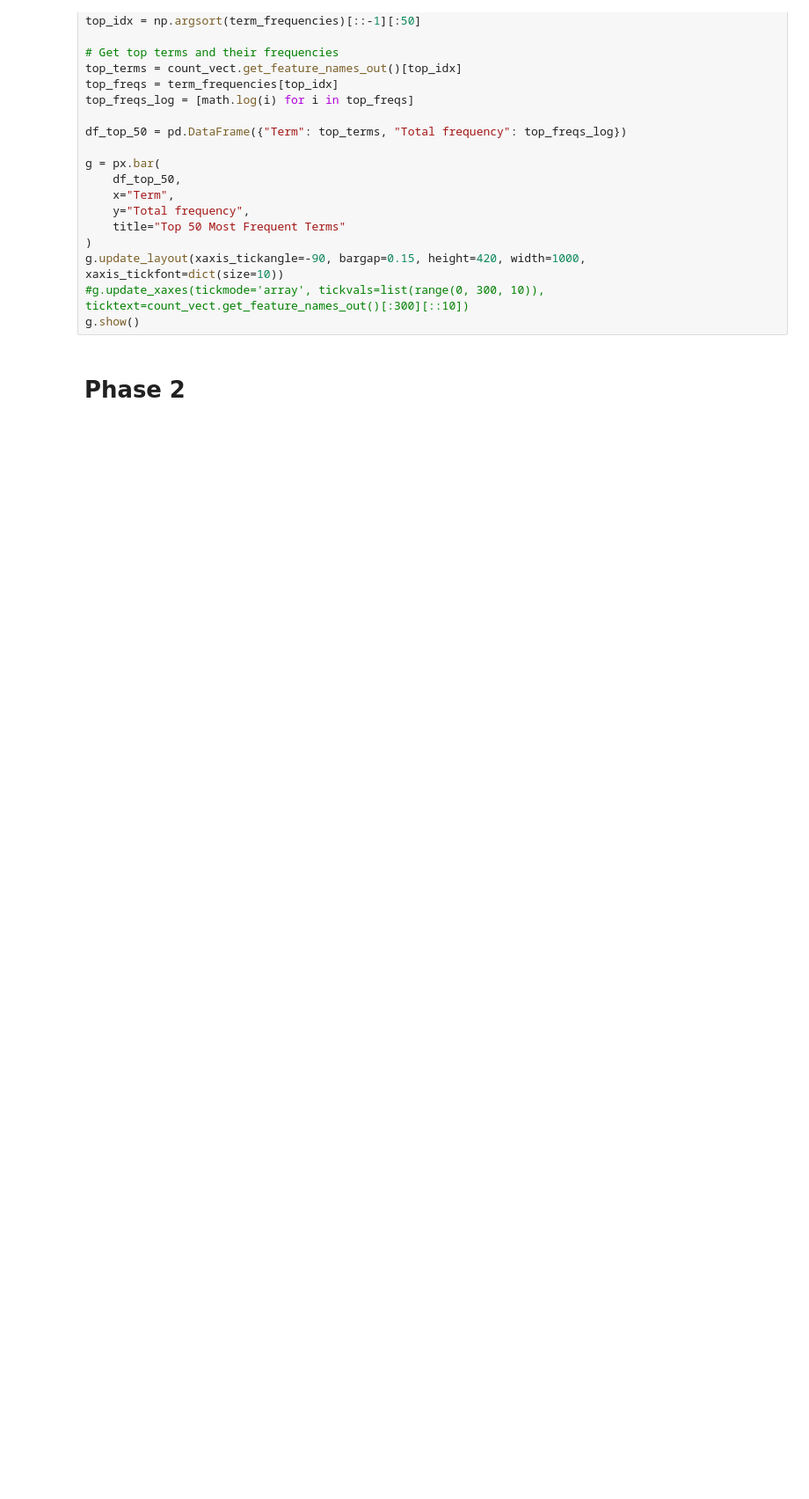
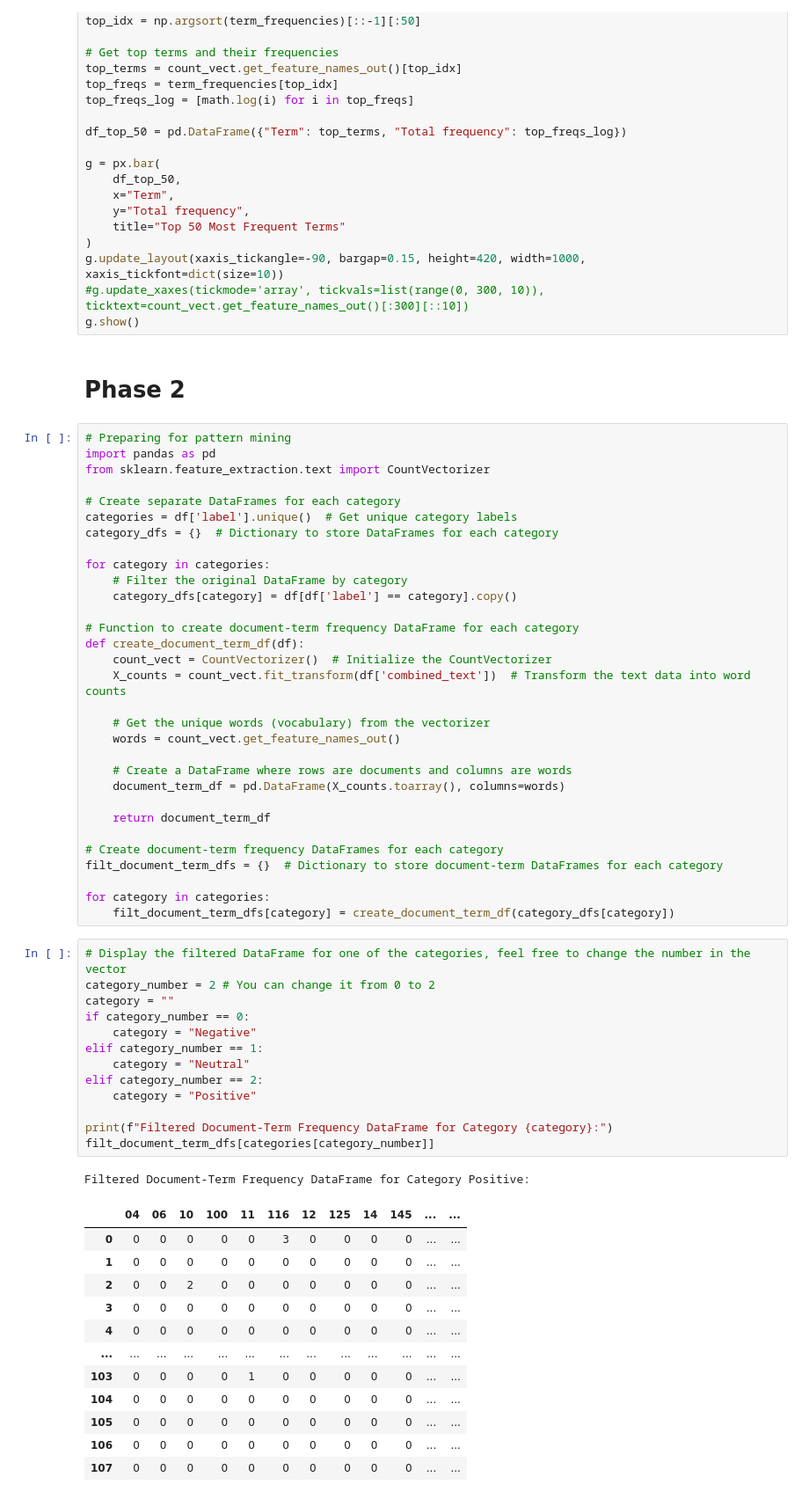
Before and after one commit to Thewo-6/DM2025-Lab1-Exercise, a Jupyter notebook: DM2025-Lab1-Homework.ipynb, the cells around one changed output. Shown at 88% size. Drawn from its saved outputs; the diff is of its cells as text; blank space fills up the shorter version.

```diff
--- a/DM2025-Lab1-Homework.ipynb
+++ b/DM2025-Lab1-Homework.ipynb
@@ -232,3 +232,61 @@ g.update_layout(xaxis_tickangle=-90, bargap=0.15, height=420, width=1000, xaxis_
 g.show()
 # %% [markdown]
 # Phase 2
+# %%
+# Preparing for pattern mining
+import pandas as pd
+from sklearn.feature_extraction.text import CountVectorizer
+
+# Create separate DataFrames for each category
+categories = df['label'].unique()  # Get unique category labels
+category_dfs = {}  # Dictionary to store DataFrames for each category
+
+for category in categories:
+    # Filter the original DataFrame by category
+    category_dfs[category] = df[df['label'] == category].copy()
+
+# Function to create document-term frequency DataFrame for each category
+def create_document_term_df(df):
+    count_vect = CountVectorizer()  # Initialize the CountVectorizer
+    X_counts = count_vect.fit_transform(df['combined_text'])  # Transform the text data into word counts
+
+    # Get the unique words (vocabulary) from the vectorizer
+    words = count_vect.get_feature_names_out()
+
+    # Create a DataFrame where rows are documents and columns are words
+    document_term_df = pd.DataFrame(X_counts.toarray(), columns=words)
+
+    return document_term_df
+
+# Create document-term frequency DataFrames for each category
+filt_document_term_dfs = {}  # Dictionary to store document-term DataFrames for each category
+
+for category in categories:
+    filt_document_term_dfs[category] = create_document_term_df(category_dfs[category])
+# %%
+# Display the filtered DataFrame for one of the categories, feel free to change the number in the vector
+category_number = 2 # You can change it from 0 to 2
+category = ""
+if category_number == 0:
+    category = "Negative"
+elif category_number == 1:
+    category = "Neutral"
+elif category_number == 2:
+    category = "Positive"
+
+print(f"Filtered Document-Term Frequency DataFrame for Category {category}:")
+filt_document_term_dfs[categories[category_number]]
+# %% [output]
+Filtered Document-Term Frequency DataFrame for Category Positive:
+|  | 04 | 06 | 10 | 100 | 11 | 116 | 12 | 125 | 14 | 145 | ... | ... |
+| 0 | 0 | 0 | 0 | 0 | 0 | 3 | 0 | 0 | 0 | 0 | ... | ... |
+| 1 | 0 | 0 | 0 | 0 | 0 | 0 | 0 | 0 | 0 | 0 | ... | ... |
+| 2 | 0 | 0 | 2 | 0 | 0 | 0 | 0 | 0 | 0 | 0 | ... | ... |
+| 3 | 0 | 0 | 0 | 0 | 0 | 0 | 0 | 0 | 0 | 0 | ... | ... |
+| 4 | 0 | 0 | 0 | 0 | 0 | 0 | 0 | 0 | 0 | 0 | ... | ... |
+| ... | ... | ... | ... | ... | ... | ... | ... | ... | ... | ... | ... | ... |
+| 103 | 0 | 0 | 0 | 0 | 1 | 0 | 0 | 0 | 0 | 0 | ... | ... |
+| 104 | 0 | 0 | 0 | 0 | 0 | 0 | 0 | 0 | 0 | 0 | ... | ... |
+| 105 | 0 | 0 | 0 | 0 | 0 | 0 | 0 | 0 | 0 | 0 | ... | ... |
+| 106 | 0 | 0 | 0 | 0 | 0 | 0 | 0 | 0 | 0 | 0 | ... | ... |
+| 107 | 0 | 0 | 0 | 0 | 0 | 0 | 0 | 0 | 0 | 0 | ... | ... |
```
Also changed, not shown: parts of 1 cell of this notebook.
